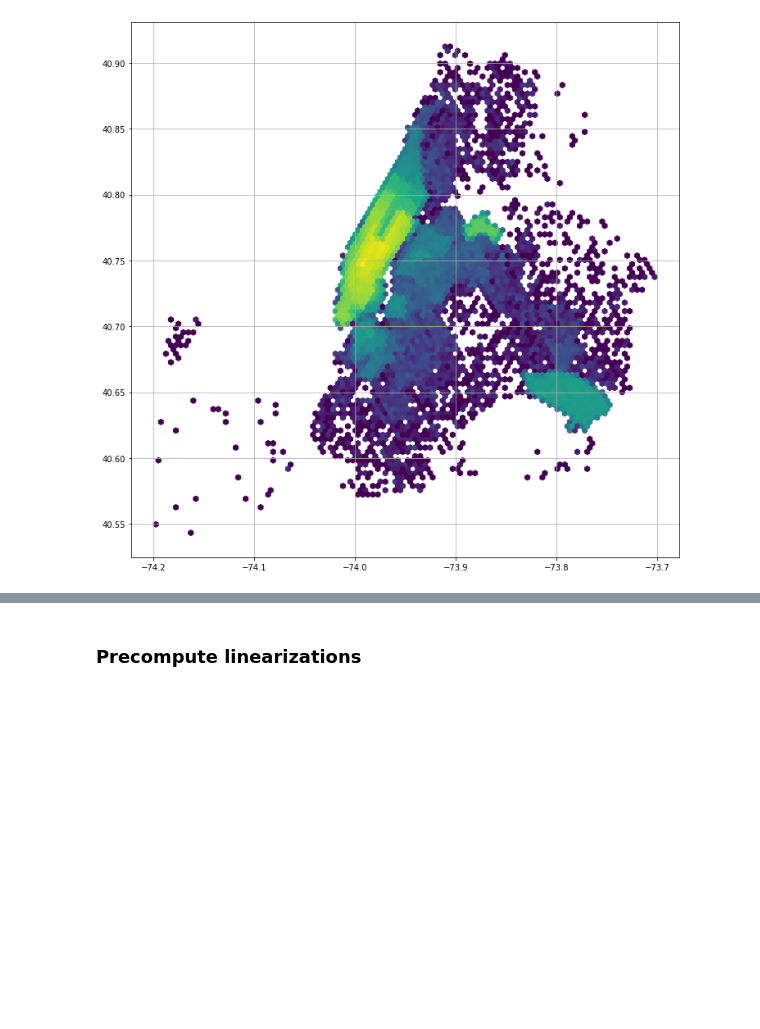
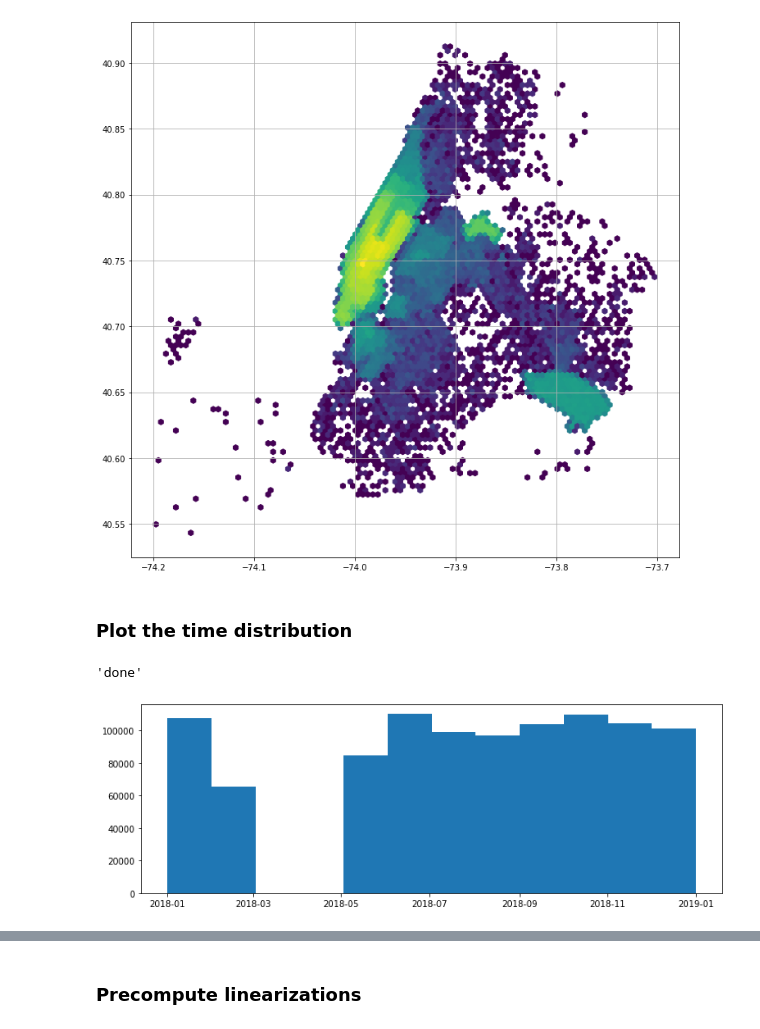
Before and after one commit to vis-au/prosample, a Jupyter notebook: server/pipeline/linearizations/input_files/taxis_tests.ipynb, the cells around one changed output, grey strips where cells are left out. Saved outputs shown, nothing was run; the diff lists cells and outputs as text; code cells hidden in the pictures; blank space fills up the shorter version.

```diff
--- a/server/pipeline/linearizations/input_files/taxis_tests.ipynb
+++ b/server/pipeline/linearizations/input_files/taxis_tests.ipynb
@@ -128,3 +128,27 @@ plt.grid(True, )
 # image.get_array()
 # %% [output]
 [figure]
+# %% [markdown]
+### Plot the time distribution
+# %%
+# plot the rides dataset in hexbinned histogram
+import matplotlib.pyplot as plt
+import numpy as np
+import pandas as pd
+
+fig = plt.figure(figsize=(12, 4))
+ax = fig.add_subplot(111)
+
+header = ["tripID", "VendorID", "tpep_pickup_datetime", "tpep_dropoff_datetime", "passenger_count", "trip_distance", "RatecodeID", "PULocationID", "DOLocationID", "payment_type", "fare_amount", "extra", "mta_tax", "tip_amount", "tolls_amount", "improvement_surcharge", "total_amount", "PURepresentativeX", "PURepresentativeY", "DORepresentativeX", "DORepresentativeY"]
+
+df = pd.read_csv("./taxisData.csv", delimiter=";", names=header)
+
+plt.hist(
+  pd.to_datetime(df["tpep_pickup_datetime"]),
+  bins=12,
+  range=('2018-01-01 00:00:00', '2018-12-31 23:59:59')
+)
+"done"
+# %% [output]
+'done'
+[figure, added]
```
Also changed, not shown: parts of 3 cells of this notebook, 1 other file.
